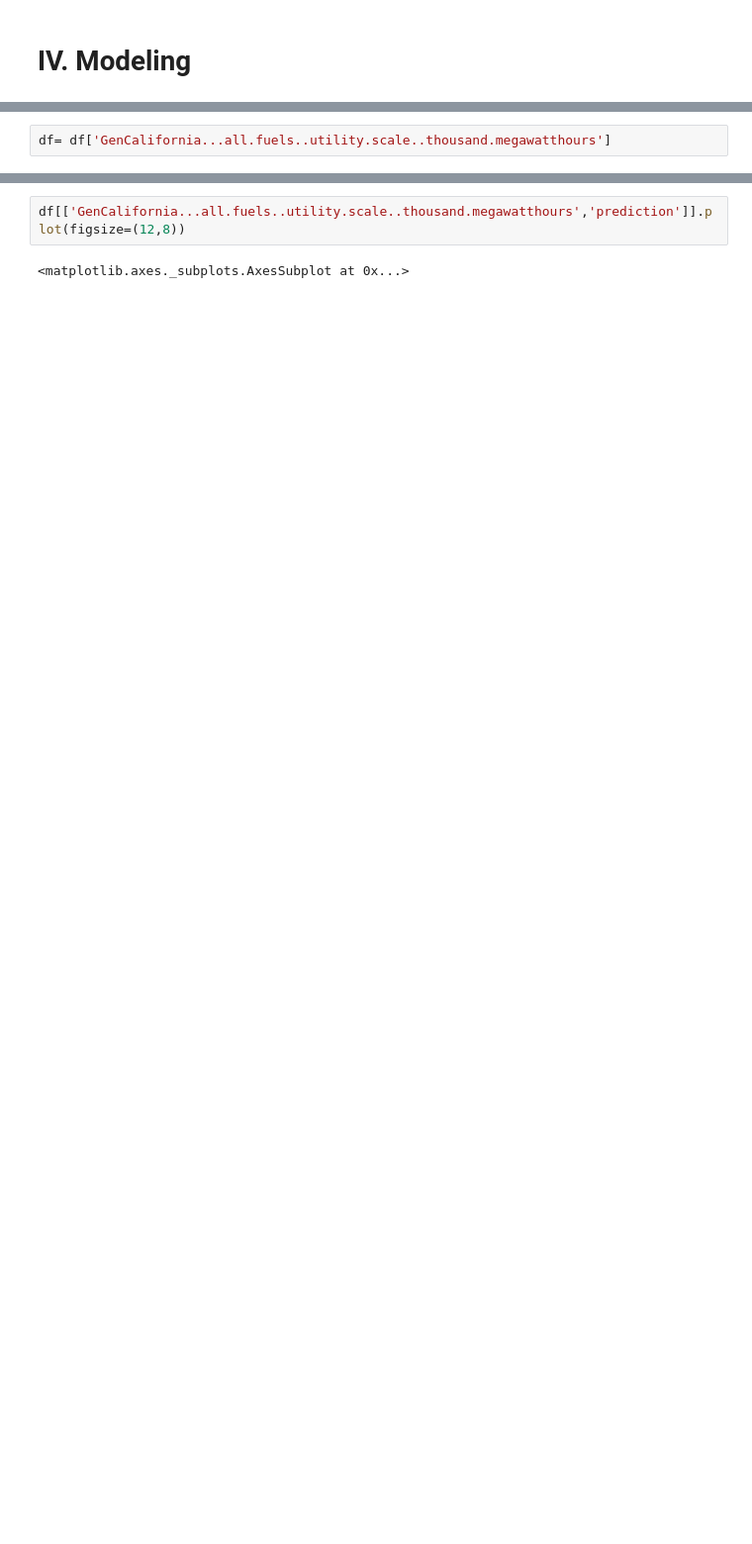
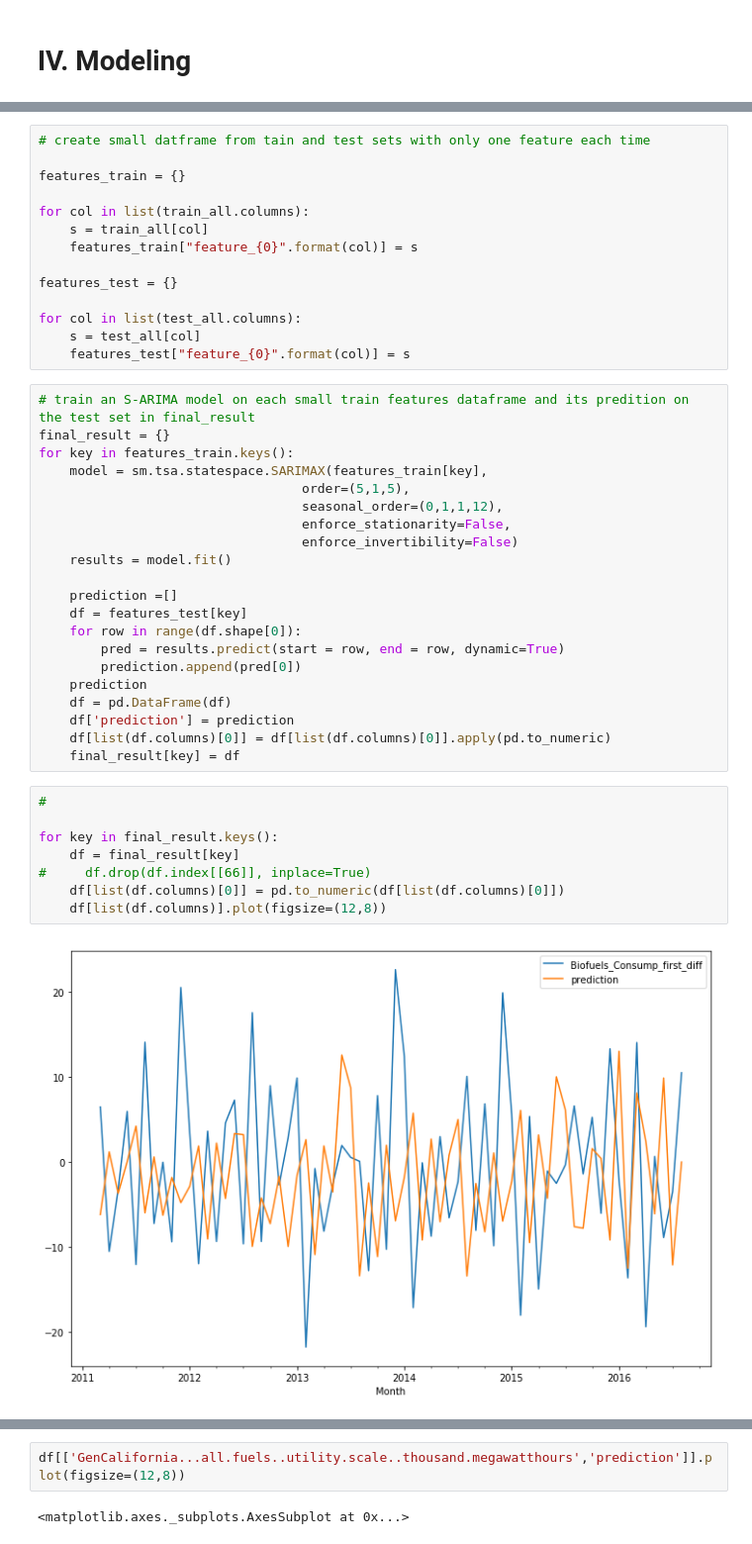
Before and after one commit to negarfazeli/energy-prediction, a Jupyter notebook: Ahmed/ARIMA & S-ARIMA.ipynb, the cells around one changed output, grey strips where cells are left out. Shown at 99% size. Cells and saved outputs as stored; diff of their text form; blank space fills up the shorter version.

Commit message:
Time Series work but need to be imporved

```diff
--- a/Ahmed/ARIMA & S-ARIMA.ipynb
+++ b/Ahmed/ARIMA & S-ARIMA.ipynb
@@ -372,2 +310,0 @@ train
-# %%
-df= df['GenCalifornia...all.fuels..utility.scale..thousand.megawatthours']
@@ -448,0 +386,45 @@ df.head()
+# %%
+# create small datframe from tain and test sets with only one feature each time
+
+features_train = {}
+
+for col in list(train_all.columns):
+    s = train_all[col]
+    features_train["feature_{0}".format(col)] = s
+
+features_test = {}
+
+for col in list(test_all.columns):
+    s = test_all[col]
+    features_test["feature_{0}".format(col)] = s
+# %%
+# train an S-ARIMA model on each small train features dataframe and its predition on the test set in final_result
+final_result = {}
+for key in features_train.keys():
+    model = sm.tsa.statespace.SARIMAX(features_train[key],
+                                  order=(5,1,5),
+                                  seasonal_order=(0,1,1,12),
+                                  enforce_stationarity=False,
+                                  enforce_invertibility=False)
+    results = model.fit()
+
+    prediction =[]
+    df = features_test[key]
+    for row in range(df.shape[0]):
+        pred = results.predict(start = row, end = row, dynamic=True)
+        prediction.append(pred[0])
+    prediction
+    df = pd.DataFrame(df)
+    df['prediction'] = prediction
+    df[list(df.columns)[0]] = df[list(df.columns)[0]].apply(pd.to_numeric)
+    final_result[key] = df
+# %%
+#
+
+for key in final_result.keys():
+    df = final_result[key]
+#     df.drop(df.index[[66]], inplace=True)
+    df[list(df.columns)[0]] = pd.to_numeric(df[list(df.columns)[0]])
+    df[list(df.columns)].plot(figsize=(12,8))
+# %% [output]
+[figure, added]
```
Also changed, not shown: parts of 45 cells of this notebook.
